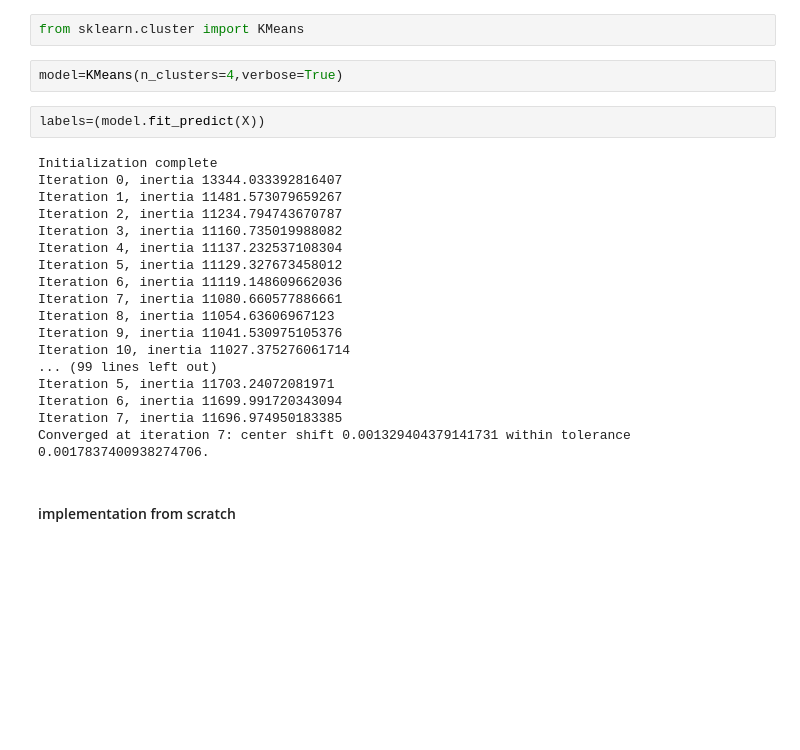
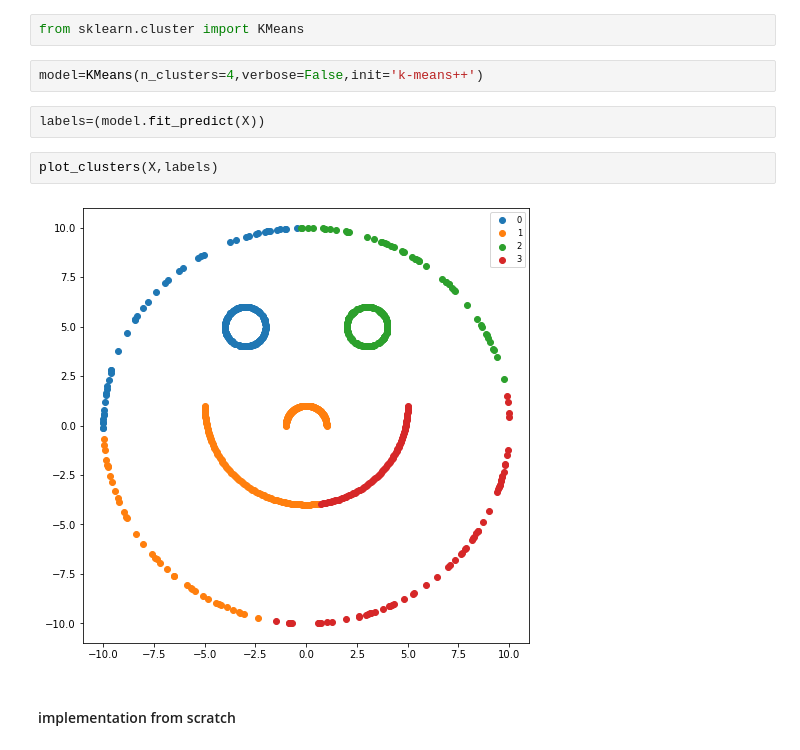
Before and after one commit to sunil-dhaka/ml-course-work, a Jupyter notebook: assign4.ipynb, the cells around one changed output. Saved outputs shown, nothing was run; the diff lists cells and outputs as text; blank space fills up the shorter version.

Commit message:
add k-means++ and k-means updation implementation from scratch

```diff
--- a/assign4.ipynb
+++ b/assign4.ipynb
@@ -70,27 +70,13 @@ X.shape
 # %%
 from sklearn.cluster import KMeans
 # %%
-model=KMeans(n_clusters=4,verbose=True)
+model=KMeans(n_clusters=4,verbose=False,init='k-means++')
 # %%
 labels=(model.fit_predict(X))
-# %% [output]
-Initialization complete
-Iteration 0, inertia 13344.033392816407
-Iteration 1, inertia 11481.573079659267
-Iteration 2, inertia 11234.794743670787
-Iteration 3, inertia 11160.735019988082
-Iteration 4, inertia 11137.232537108304
-Iteration 5, inertia 11129.327673458012
-Iteration 6, inertia 11119.148609662036
-Iteration 7, inertia 11080.660577886661
-Iteration 8, inertia 11054.63606967123
-Iteration 9, inertia 11041.530975105376
-Iteration 10, inertia 11027.375276061714
-... (99 lines left out)
-Iteration 5, inertia 11703.24072081971
-Iteration 6, inertia 11699.991720343094
-Iteration 7, inertia 11696.974950183385
-Converged at iteration 7: center shift 0.001329404379141731 within tolerance 0.0017837400938274706.
+# %%
+plot_clusters(X,labels)
+# %% [output]
+[figure, added]
 # %% [markdown]
 #### implementation from scratch
 # %%
```
Also changed, not shown: parts of 18 cells of this notebook.
